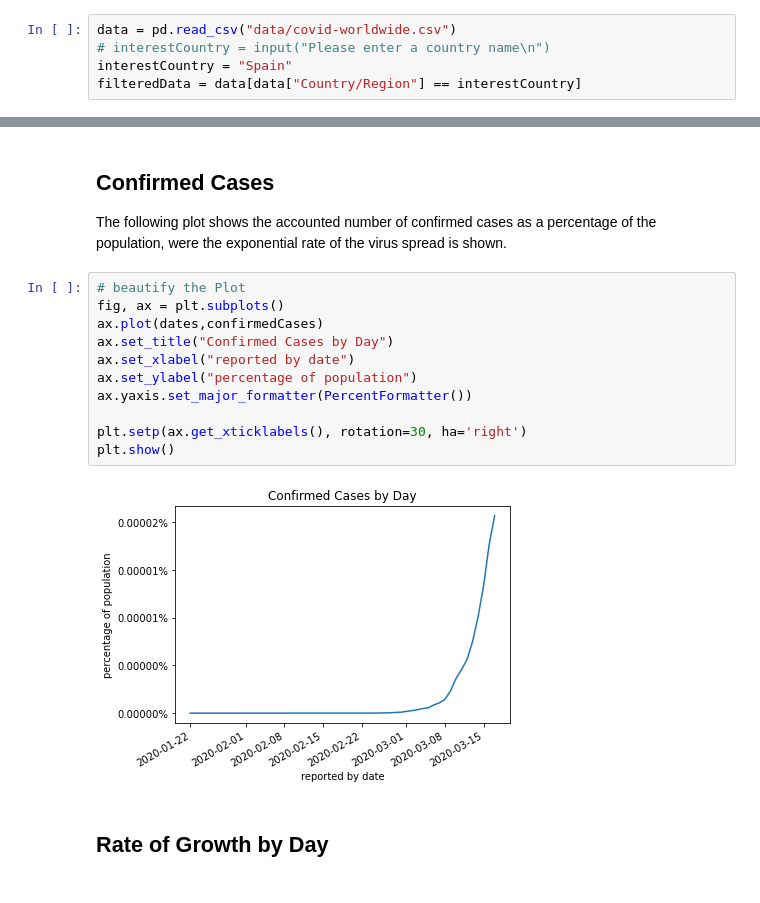
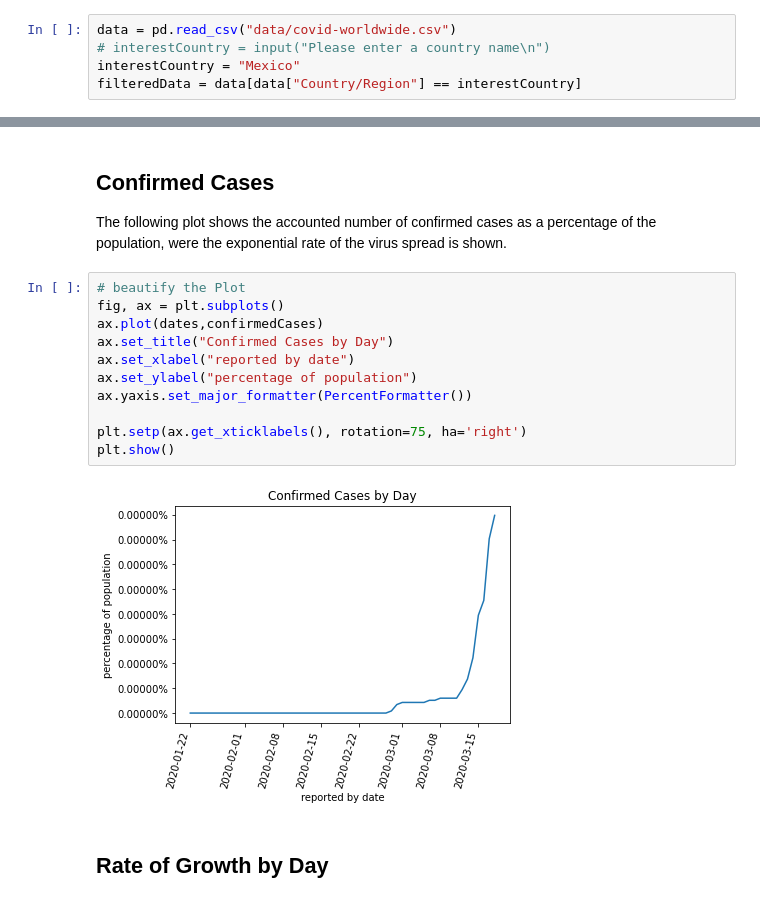
Before and after one commit to PrettyBoyHelios/spain-covid19, a Jupyter notebook: Spain Infected Population Analysis.ipynb, the cells around one changed output, grey strips where cells are left out. Saved outputs shown, nothing was run; the diff lists cells and outputs as text.

Commit message:
Added Mexico

```diff
--- a/Spain Infected Population Analysis.ipynb
+++ b/Spain Infected Population Analysis.ipynb
@@ -13,7 +13,7 @@ We filter data given a specific country. So that it is easier to handle.
 # %%
 data = pd.read_csv("data/covid-worldwide.csv")
 # interestCountry = input("Please enter a country name\n")
-interestCountry = "Spain"
+interestCountry = "Mexico"
 filteredData = data[data["Country/Region"] == interestCountry]
 # %% [markdown]
 Now, we proceed to sort data so that it is easily handled to be plotted in a matplotlib chart. We start by retrieving the sick population.
@@ -64,16 +46,16 @@ The following plot shows the accounted number of confirmed cases as a percentage
 # %%
 # beautify the Plot
 fig, ax = plt.subplots()
 ax.plot(dates,confirmedCases)
 ax.set_title("Confirmed Cases by Day")
 ax.set_xlabel("reported by date")
 ax.set_ylabel("percentage of population")
 ax.yaxis.set_major_formatter(PercentFormatter())
 
-plt.setp(ax.get_xticklabels(), rotation=30, ha='right')
+plt.setp(ax.get_xticklabels(), rotation=75, ha='right')
 plt.show()
 # %% [output]
-[figure, old version]
+[figure, new version]
 # %% [markdown]
 ## Rate of Growth by Day
 # %%
```
Also changed, not shown: parts of 5 cells of this notebook, 1 other file.
